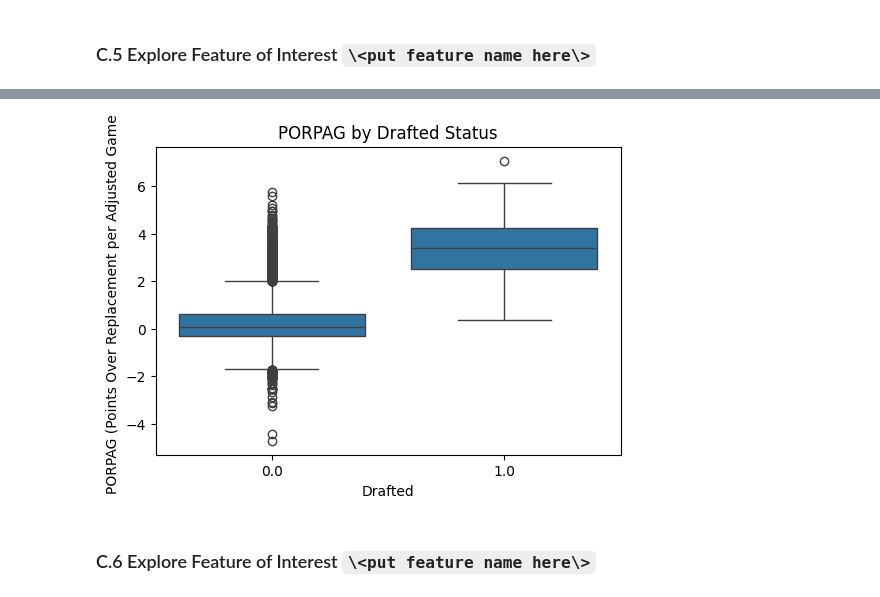
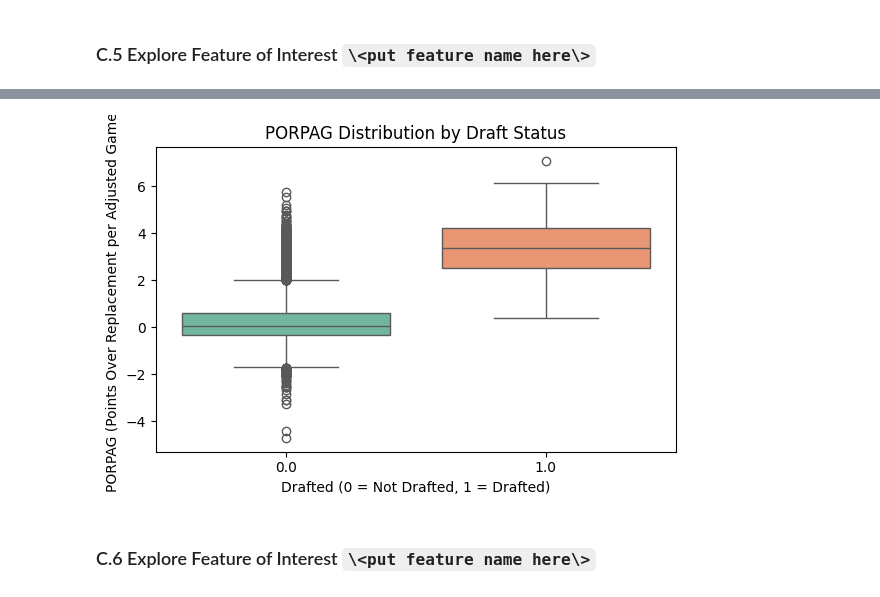
Before and after one commit to Amanda1005/my_krml_25176165, a Jupyter notebook: src/my_krml_25176165/models/36120_25SP_group30_25176165_AT1_experiment_2.ipynb, the cells around one changed output, grey strips where cells are left out. Saved outputs shown, nothing was run; the diff lists cells and outputs as text; code cells hidden in the pictures.

```diff
--- a/src/my_krml_25176165/models/36120-25SP-group30-25176165-AT1-experiment-2.ipynb
+++ b/src/my_krml_25176165/models/36120_25SP_group30_25176165_AT1_experiment_2.ipynb
@@ -388,14 +375,16 @@ The feature `Min_per` represents the percentage of minutes a player was on the c
 # %%
-# Explore Feature of Interest
+import matplotlib.pyplot as plt
+import seaborn as sns
 
 plt.figure(figsize=(6, 4))
-sns.boxplot(data=train, x='drafted', y='porpag')
-plt.title("PORPAG by Drafted Status")
-plt.xlabel("Drafted")
+sns.boxplot(data=train, x='drafted', y='porpag', palette='Set2')
+plt.title("PORPAG Distribution by Draft Status")
+plt.xlabel("Drafted (0 = Not Drafted, 1 = Drafted)")
 plt.ylabel("PORPAG (Points Over Replacement per Adjusted Game)")
+plt.tight_layout()
 plt.show()
 # %% [output]
-[figure, old version]
+[figure, new version]
 # %% [markdown]
 ### C.6 Explore Feature of Interest `\<put feature name here\>`
 # %%
```
Also changed, not shown: parts of 66 cells of this notebook, 5 other files.
